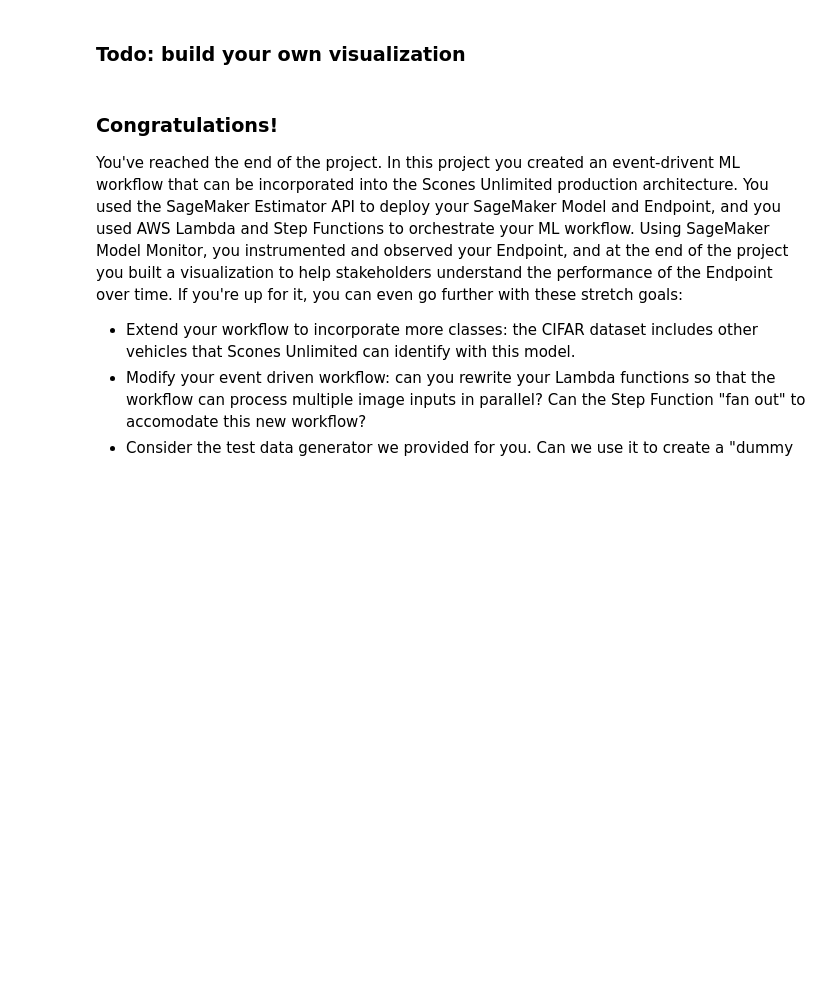
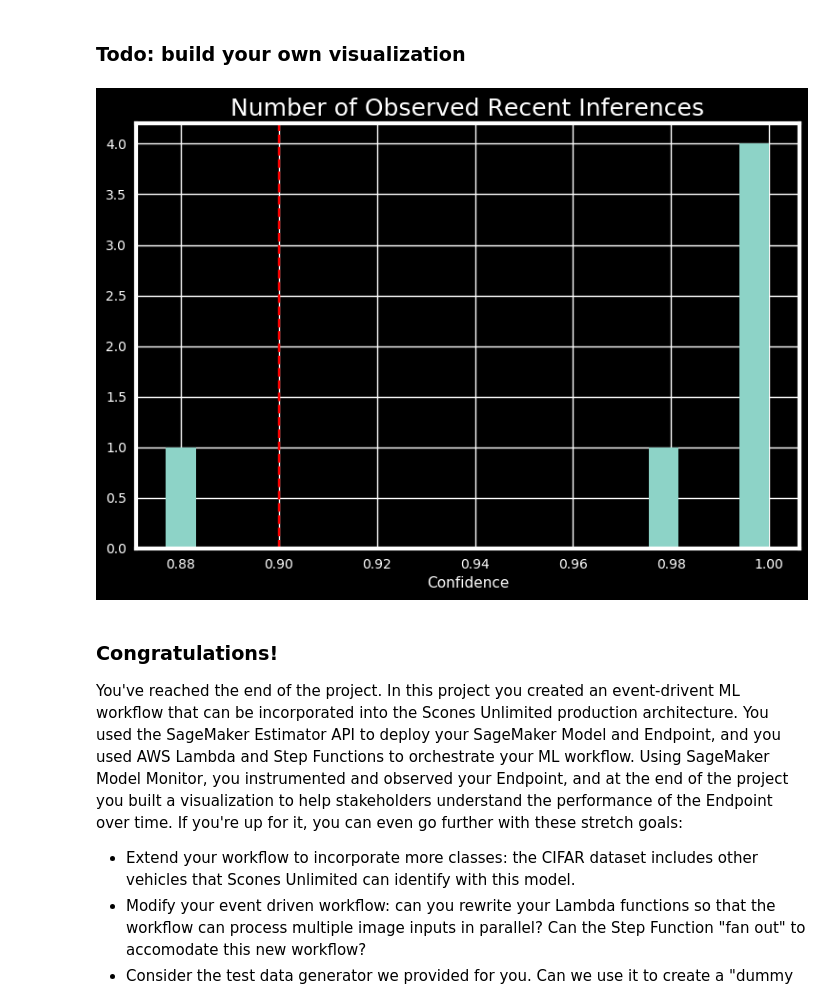
Before and after one commit to mahmoudesa/Build-a-ML-Workflow-For-Scones-Unlimited-On-Amazon-SageMaker, a Jupyter notebook: starter.ipynb, the cells around one changed output. Drawn from its saved outputs; the diff is of its cells as text; code cells hidden in the pictures; blank space fills up the shorter version.

```diff
--- a/starter.ipynb
+++ b/starter.ipynb
@@ -797,5 +699,16 @@ plt.show()
 # %% [markdown]
 ### Todo: build your own visualization
+# %%
+# Plot the histogram data
+plt.hist(y, bins=20)
+plt.axvline(x=0.90, color='red', linestyle='--')
+
+# Add labels
+plt.xlabel("Confidence")
+plt.title("Number of Observed Recent Inferences", size=18)
+plt.show()
+# %% [output]
+[figure, added]
 # %% [markdown]
 ### Congratulations!
 
```
Also changed, not shown: parts of 11 cells of this notebook, 3 other files.
